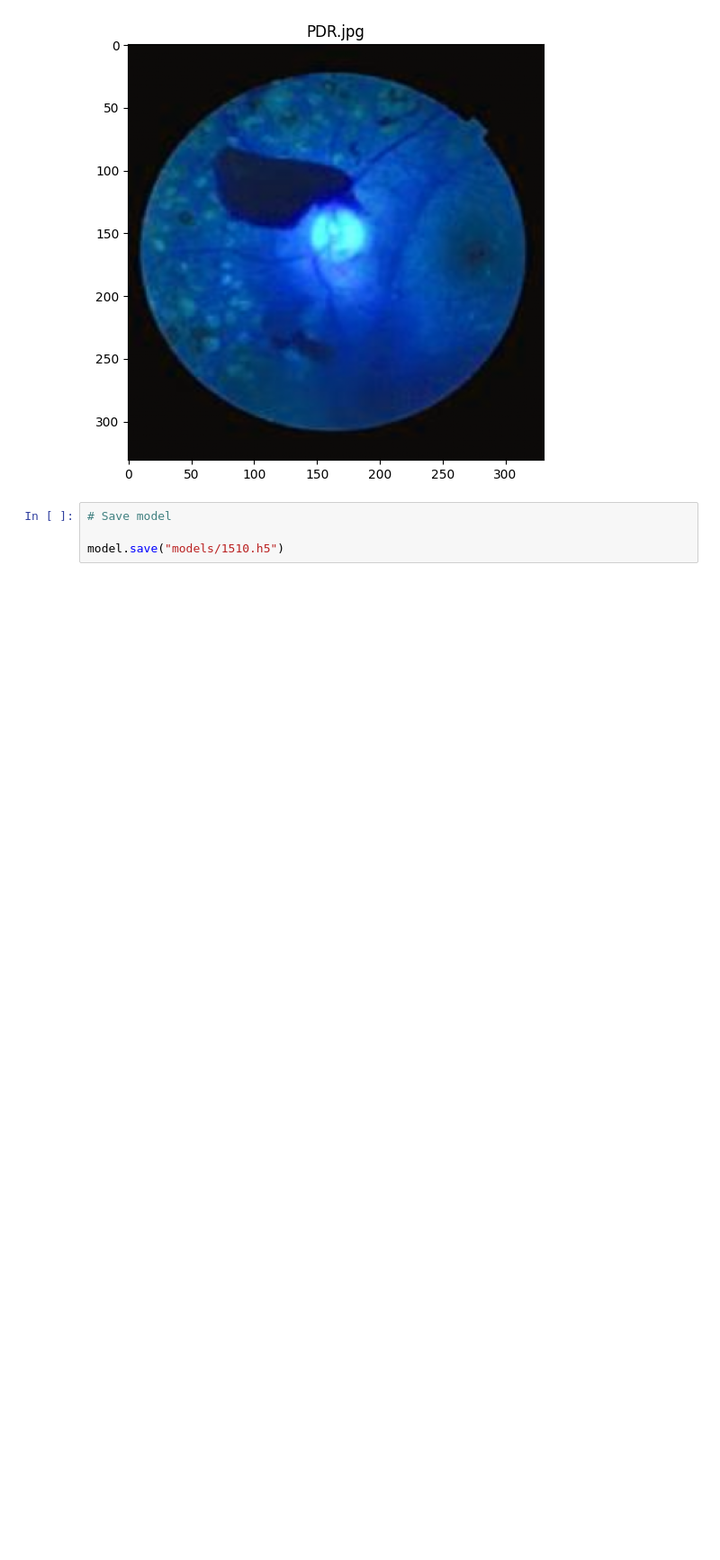
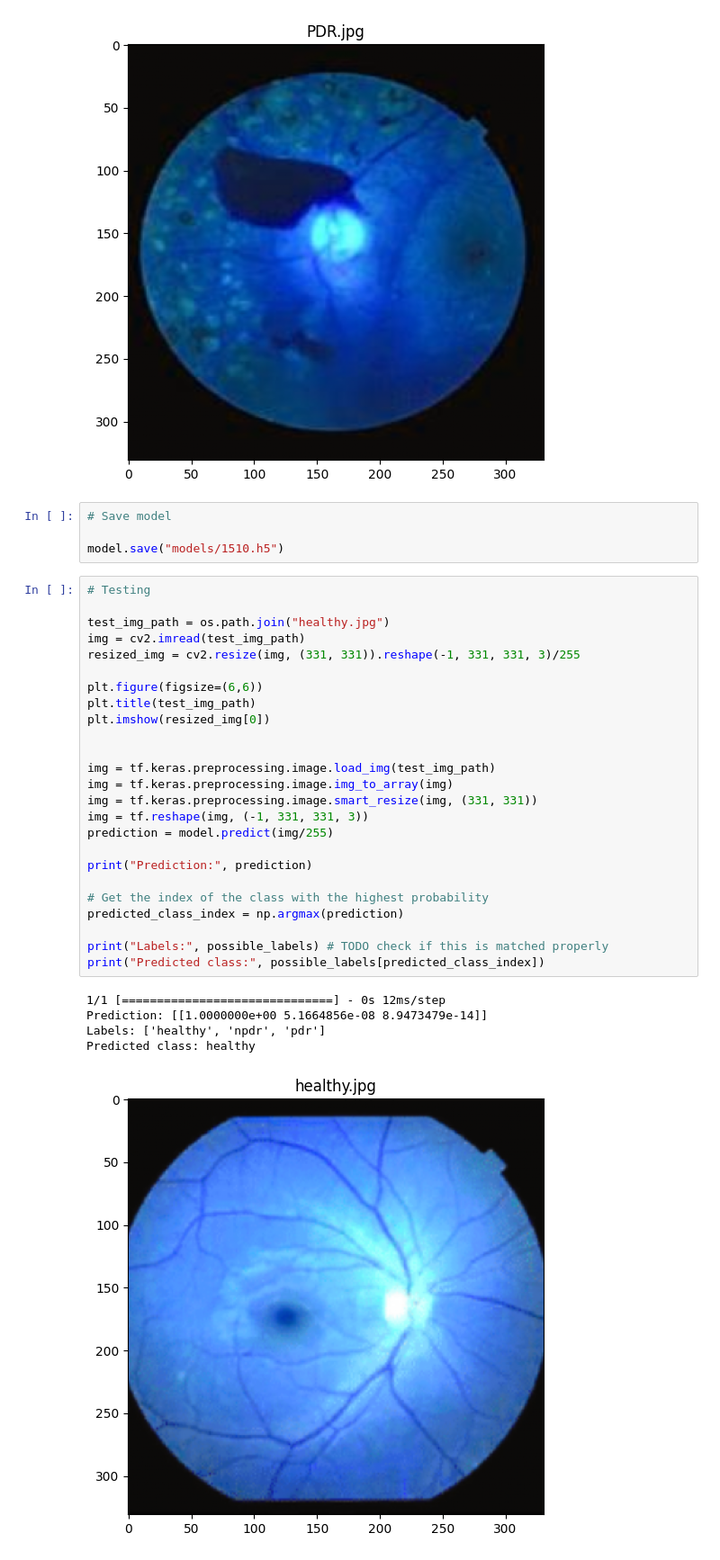
Before and after one commit to yiyangjessieyu/Deep-Learning-Image-Classifier, a Jupyter notebook: create_model.ipynb, the cells around one changed output. Shown at 90% size. Saved outputs shown, nothing was run; the diff lists cells and outputs as text; blank space fills up the shorter version.

Commit message:
prepping testing demo

```diff
--- a/create_model.ipynb
+++ b/create_model.ipynb
@@ -455,3 +455,34 @@ Predicted class: pdr
 # Save model
 
 model.save("models/1510.h5")
+# %%
+# Testing
+
+test_img_path = os.path.join("healthy.jpg")
+img = cv2.imread(test_img_path)
+resized_img = cv2.resize(img, (331, 331)).reshape(-1, 331, 331, 3)/255
+
+plt.figure(figsize=(6,6))
+plt.title(test_img_path)
+plt.imshow(resized_img[0])
+
+
+img = tf.keras.preprocessing.image.load_img(test_img_path)
+img = tf.keras.preprocessing.image.img_to_array(img)
+img = tf.keras.preprocessing.image.smart_resize(img, (331, 331))
+img = tf.reshape(img, (-1, 331, 331, 3))
+prediction = model.predict(img/255)
+
+print("Prediction:", prediction)
+
+# Get the index of the class with the highest probability
+predicted_class_index = np.argmax(prediction)
+
+print("Labels:", possible_labels) # TODO check if this is matched properly
+print("Predicted class:", possible_labels[predicted_class_index])
+# %% [output]
+1/1 [==============================] - 0s 12ms/step
+Prediction: [[1.0000000e+00 5.1664856e-08 8.9473479e-14]]
+Labels: ['healthy', 'npdr', 'pdr']
+Predicted class: healthy
+[figure, added]
```
Also changed, not shown: 1 other file.
